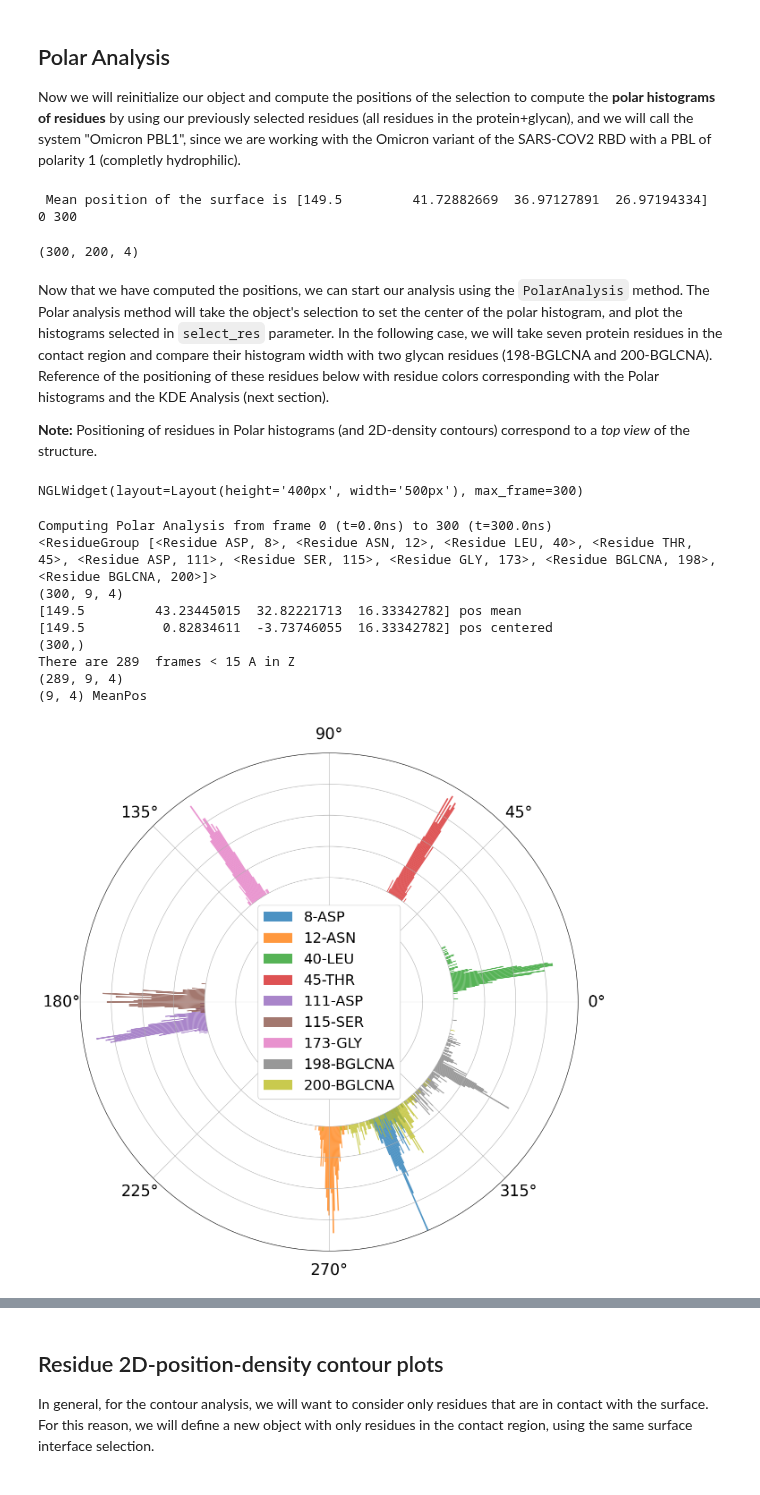
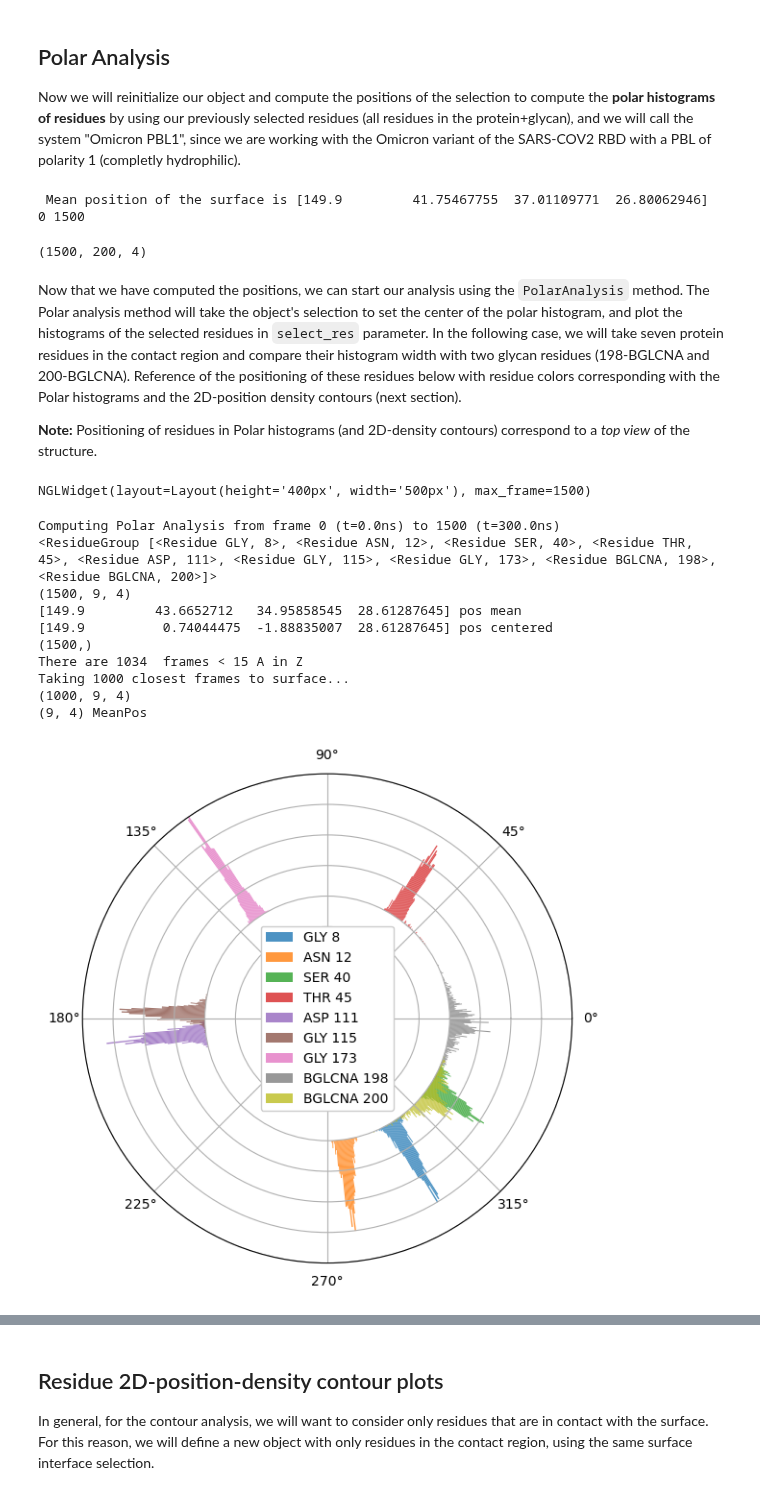
Before and after one commit to pyF4all/2DanalysisTutorials, a Jupyter notebook: BioPolymer2D/BioPolymer2D_Tutorial.ipynb, the cells around one changed output, grey strips where cells are left out. Drawn from its saved outputs; the diff is of its cells as text; code cells hidden in the pictures.

```diff
--- a/BioPolymer2D/BioPolymer2D_Tutorial.ipynb
+++ b/BioPolymer2D/BioPolymer2D_Tutorial.ipynb
@@ -80,3 +94,6 @@ In Figure 2,  we can see our system that is given by the SARS-CoV2 RBD in black,
+# %%
+MD_NOWATER_TPR='data/wild-type.tpr'
+MD_TRAJ='data/wild-type.xtc'
 # %%
 # u=mda.Universe(MD_NOWATER_TPR,MD_TRAJ)
 # sel = u.select_atoms("resid 193-200 or protein")
@@ -322,16 +346,16 @@ Now we will reinitialize our object and compute the positions of the selection t
 # %%
 
 ag_biopol = BioPolymer2D(sel,surf_selection='resname DOL and name O1 and prop z > 16')
-ag_biopol.system_name='Omicron PBL1'
+ag_biopol.system_name='WT PBL1'
 ag_biopol.getPositions()
 print(ag_biopol.startF,ag_biopol.endF)
 ag_biopol.pos.shape
 # %% [output]
- Mean position of the surface is [149.5         41.72882669  36.97127891  26.97194334]
-0 300
+ Mean position of the surface is [149.9         41.75467755  37.01109771  26.80062946]
+0 1500
-(300, 200, 4)
+(1500, 200, 4)
 # %% [markdown]
-Now that we have computed the positions, we can start our analysis using the `PolarAnalysis` method. The Polar analysis method will take the object's selection to set the center of the polar histogram, and plot the histograms selected in `select_res` parameter. In the following case, we will take seven protein residues in the contact region and compare their histogram width with two glycan residues (198-BGLCNA and 200-BGLCNA). Reference of the positioning of these residues below with residue colors corresponding with the Polar histograms and the KDE Analysis (next section).
+Now that we have computed the positions, we can start our analysis using the `PolarAnalysis` method. The Polar analysis method will take the object's selection to set the center of the polar histogram, and plot the histograms of the selected residues in `select_res` parameter. In the following case, we will take seven protein residues in the contact region and compare their histogram width with two glycan residues (198-BGLCNA and 200-BGLCNA). Reference of the positioning of these residues below with residue colors corresponding with the Polar histograms and the 2D-position density contours (next section).
 
 **Note:** Positioning of residues in Polar histograms (and 2D-density contours) correspond to a *top view* of the structure.
 # %%
@@ -362,30 +386,27 @@ view.center()
 # Display the view
 view
 # %% [output]
-NGLWidget(layout=Layout(height='400px', width='500px'), max_frame=300)
+NGLWidget(layout=Layout(height='400px', width='500px'), max_frame=1500)
 # %%
 select_res='resid 198 200 12 8 40 45 111 115 173'
 zlim=15
-Nframes=300
-fig, ax = plt.subplots(1, 1, subplot_kw={'projection': 'polar'}, figsize=(12, 12))
-hist_arr,pos_hist=ag_biopol.PolarAnalysis(select_res,Nframes=None,ax=ax, #sort=[1,2,3,4,5,6,7,8,0],
+Nframes=1000
+fig, ax = plt.subplots(1, 1, subplot_kw={'projection': 'polar'}, figsize=(6, 6))
+hist_arr,pos_hist=ag_biopol.PolarAnalysis(select_res,Nframes=Nframes,ax=ax, #sort=[1,2,3,4,5,6,7,8,0],
                                             zlim=zlim,control_plots=False,plot=True)
-ax.legend(loc='center', bbox_to_anchor=(0.5, 0.5),framealpha=1, fontsize=23)
-# ax.tick_params(axis='both', labelsize=15)  # Adjust tick labels
-# Separate tick labels from the polar axis
-ax.tick_params(axis='x', pad=20,labelsize=25)  # Adjust angular ticks (theta axis)
-# ax.tick_params(axis='y', pad=15,labelsize=25)  # Adjust radial ticks (r axis)
-
+ax.legend(loc='center', bbox_to_anchor=(0.5, 0.5),framealpha=1,)# fontsize=23)
+# ax.tick_params(axis='x', pad=20,labelsize=25)  # Adjust angular ticks (theta axis)
 plt.show()
 # %% [output]
-Computing Polar Analysis from frame 0 (t=0.0ns) to 300 (t=300.0ns)
-<ResidueGroup [<Residue ASP, 8>, <Residue ASN, 12>, <Residue LEU, 40>, <Residue THR, 45>, <Residue ASP, 111>, <Residue SER, 115>, <Residue GLY, 173>, <Residue BGLCNA, 198>, <Residue BGLCNA, 200>]>
-(300, 9, 4)
-[149.5         43.23445015  32.82221713  16.33342782] pos mean
-[149.5          0.82834611  -3.73746055  16.33342782] pos centered
-(300,)
-There are 289  frames < 15 A in Z
-(289, 9, 4)
+Computing Polar Analysis from frame 0 (t=0.0ns) to 1500 (t=300.0ns)
+<ResidueGroup [<Residue GLY, 8>, <Residue ASN, 12>, <Residue SER, 40>, <Residue THR, 45>, <Residue ASP, 111>, <Residue GLY, 115>, <Residue GLY, 173>, <Residue BGLCNA, 198>, <Residue BGLCNA, 200>]>
+(1500, 9, 4)
+[149.9         43.6652712   34.95858545  28.61287645] pos mean
+[149.9          0.74044475  -1.88835007  28.61287645] pos centered
+(1500,)
+There are 1034  frames < 15 A in Z
+Taking 1000 closest frames to surface...
+(1000, 9, 4)
 (9, 4) MeanPos
-[figure, old version]
+[figure, new version]
 # %% [markdown]
```
Also changed, not shown: parts of 53 cells of this notebook.
